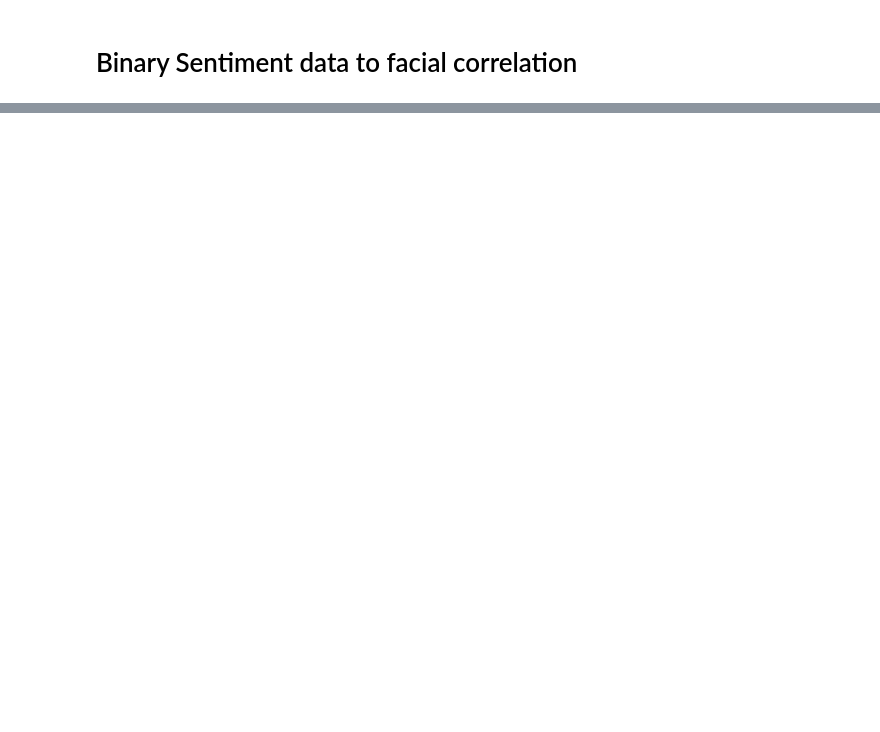
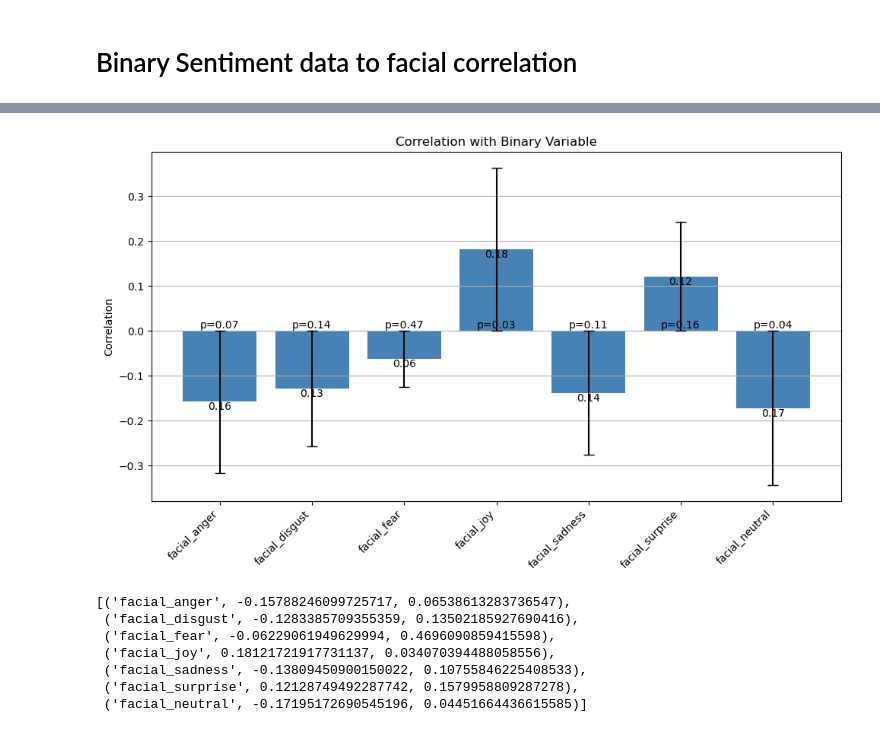
Before and after one commit to RavenRudi/coin_jazz, a Jupyter notebook: notebooks/rq2_correlations.ipynb, the cells around one changed output, grey strips where cells are left out. Cells and saved outputs as stored; diff of their text form; code cells hidden in the pictures; blank space fills up the shorter version.

```diff
--- a/notebooks/rq2_correlations.ipynb
+++ b/notebooks/rq2_correlations.ipynb
@@ -39 +41,10 @@ def facial_to_text_interval_merge(df_text, df_facial, interval):
     return df_interval_merge
+# %%
+def facial_to_text_up_to_next_start_merge(df_facial_in, df_text_in):
+    df_text = df_text_in.copy()
+    df_facial = df_facial_in.copy()
+    df_text['start_next'] = df_text['start'].shift(-1)
+    df_text.loc[df_text.index[-1], 'start_next'] = 9999999
+    interval_emotions= [df_facial.loc[(df_facial['start'] >= time[0]) & (df_facial['start'] < (time[1]))].mean(axis=0).drop(['start', 'start_patch']).to_numpy() for time in df_text[['start', 'start_next']].to_numpy()]
+    df_interval_merge = pd.concat([df_text, pd.DataFrame(interval_emotions, columns=['facial_anger','facial_disgust','facial_fear','facial_joy','facial_sadness','facial_surprise','facial_neutral'])], axis=1)
+    return df_interval_merge
@@ -144,0 +203,31 @@ df_vocals_morning_intervals
+# %%
+df_facial_vocals_morning = pd.read_csv('../data/hume/processed/Cuban_vocals_morning.csv', index_col=0)
+df_text_vocals_morning = pd.read_csv('../data/emotion_from_transcript/binary_sentiment/jazzaar-20230417-morning-JFLB-Cuban-Vocals-video Philipp.csv', index_col=0)
+df_vocals_morning = facial_to_text_up_to_next_start_merge(df_facial_vocals_morning, df_text_vocals_morning)
+
+df_facial_vocals_afternoon = pd.read_csv('../data/hume/processed/Cuban_vocals_afternoon.csv', index_col=0)
+df_text_vocals_afternoon = pd.read_csv('../data/emotion_from_transcript/binary_sentiment/jazzaar-20230417-afternoon-JFLB-Cuban-Vocals-video Philipp.csv', index_col=0)
+df_vocals_afternoon = facial_to_text_up_to_next_start_merge(df_facial_vocals_afternoon, df_text_vocals_afternoon)
+
+df_vocals = pd.concat([df_vocals_morning, df_vocals_afternoon])
+
+
+df_facial_band_morning = pd.read_csv('../data/hume/processed/Funk_band_morning.csv', index_col=0)
+df_text_band_morning = pd.read_csv('../data/emotion_from_transcript/binary_sentiment/JFBB_Jazz_Funk_morning_video20230419101818 Luis Cal García.csv', index_col=0)
+df_band_morning = facial_to_text_up_to_next_start_merge(df_facial_band_morning, df_text_band_morning)
+
+# df_facial_band_afternoon = pd.read_csv('../data/hume/processed/Funk_band_afternoon.csv', index_col=0)
+df_text_band_afternoon = pd.read_csv('../data/emotion_from_transcript/binary_sentiment/JFBB_Jazz_Funk_afternoon_video20230419143359 Luis Cal García.csv', index_col=0)
+# df_band_afternoon = facial_to_text_up_to_next_start_merge(df_facial_band_afternoon, df_text_band_afternoon)
+
+df_facial_rhythm_morning = pd.read_csv('../data/hume/processed/Funk_rhythm_morning.csv', index_col=0)
+df_text_rhythm_morning = pd.read_csv('../data/emotion_from_transcript/binary_sentiment/JFBB_Rhythm_Section_Day1_Morning Thomas.csv', index_col=0)
+df_rhythm_morning = facial_to_text_up_to_next_start_merge(df_facial_rhythm_morning, df_text_rhythm_morning)
+
+
+# df_facial_rhythm_afternoon = pd.read_csv('../data/hume/processed/Funk_rhythm_afternoon.csv', index_col=0)
+df_text_rhythm_afternoon = pd.read_csv('../data/emotion_from_transcript/binary_sentiment/JFBB_Rhythm_Section_Day1_Afternoon Thomas.csv', index_col=0)
+# df_rhythm_afternoon = facial_to_text_up_to_next_start_merge(df_facial_rhythm_afternoon, df_text_rhythm_afternoon)
+
+df_merged = pd.concat([df_vocals_morning, df_vocals_afternoon, df_band_morning, df_rhythm_morning])
+df_merged
@@ -145 +248,12 @@ df_vocals_morning_intervals
+# %%
+get_correlations_with_binary(df_merged, 'positive', ['facial_anger','facial_disgust','facial_fear','facial_joy','facial_sadness','facial_surprise','facial_neutral'])
+# %% [output]
+[figure, added]
+[('facial_anger', -0.15788246099725717, 0.06538613283736547),
+ ('facial_disgust', -0.1283385709355359, 0.13502185927690416),
+ ('facial_fear', -0.06229061949629994, 0.4696090859415598),
+ ('facial_joy', 0.18121721917731137, 0.034070394488058556),
+ ('facial_sadness', -0.13809450900150022, 0.10755846225408533),
+ ('facial_surprise', 0.12128749492287742, 0.1579958809287278),
+ ('facial_neutral', -0.17195172690545196, 0.04451664436615585)]
 # %%
```
Also changed, not shown: parts of 23 cells of this notebook, 22 other files.
